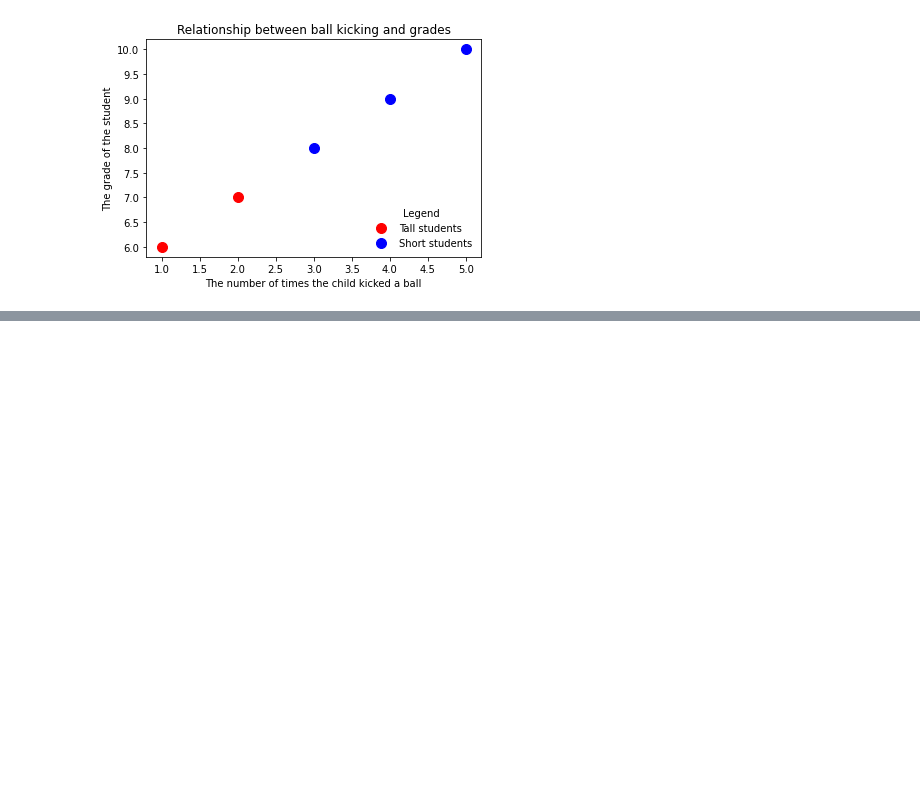
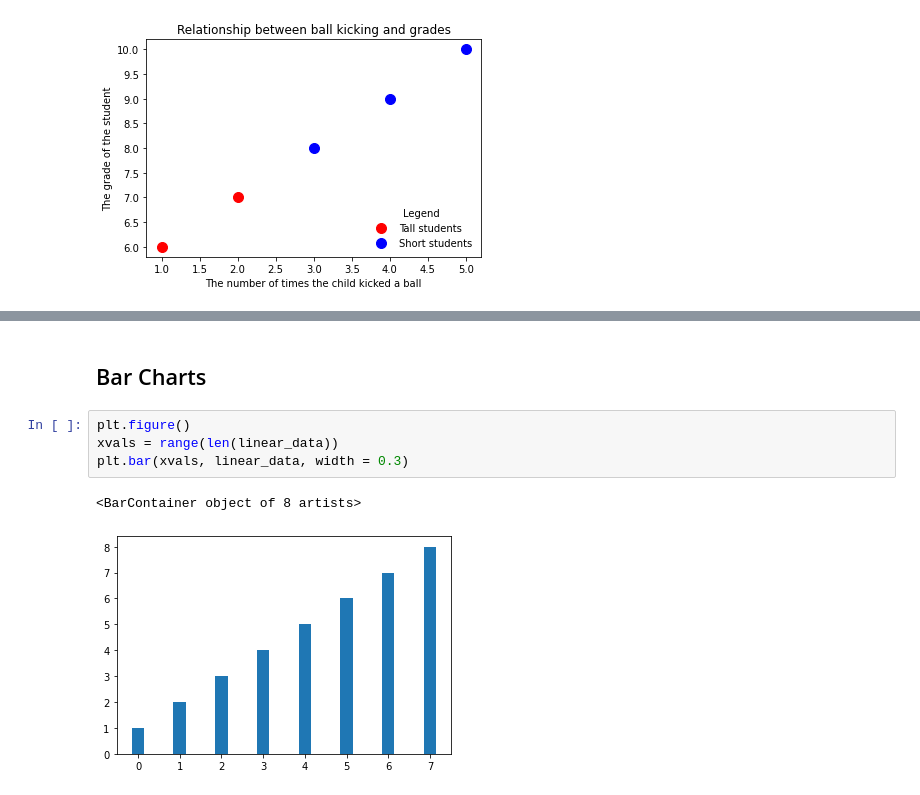
Before and after one commit to Gonza740/first_steps, a Jupyter notebook: Data Visualization/basicDataVisualization.ipynb, the cells around one changed output, grey strips where cells are left out. Drawn from its saved outputs; the diff is of its cells as text; blank space fills up the shorter version.

```diff
--- a/Data Visualization/basicDataVisualization.ipynb
+++ b/Data Visualization/basicDataVisualization.ipynb
@@ -151,0 +186,9 @@ plt.gca().get_children()
+# %% [markdown]
+## Bar Charts
+# %%
+plt.figure()
+xvals = range(len(linear_data))
+plt.bar(xvals, linear_data, width = 0.3)
+# %% [output]
+<BarContainer object of 8 artists>
+[figure, added]
```
Also changed, not shown: parts of 30 cells of this notebook.
